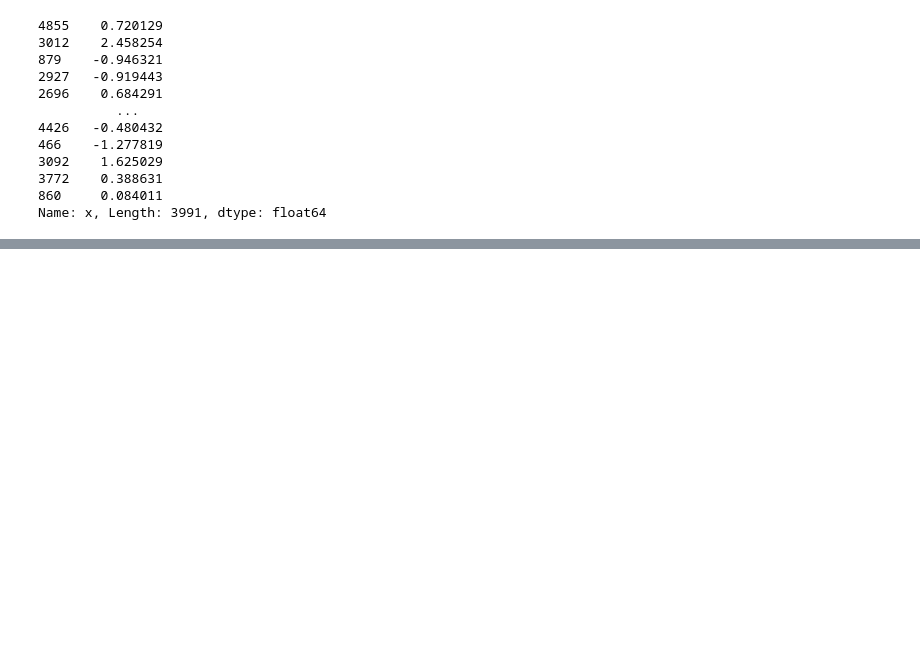
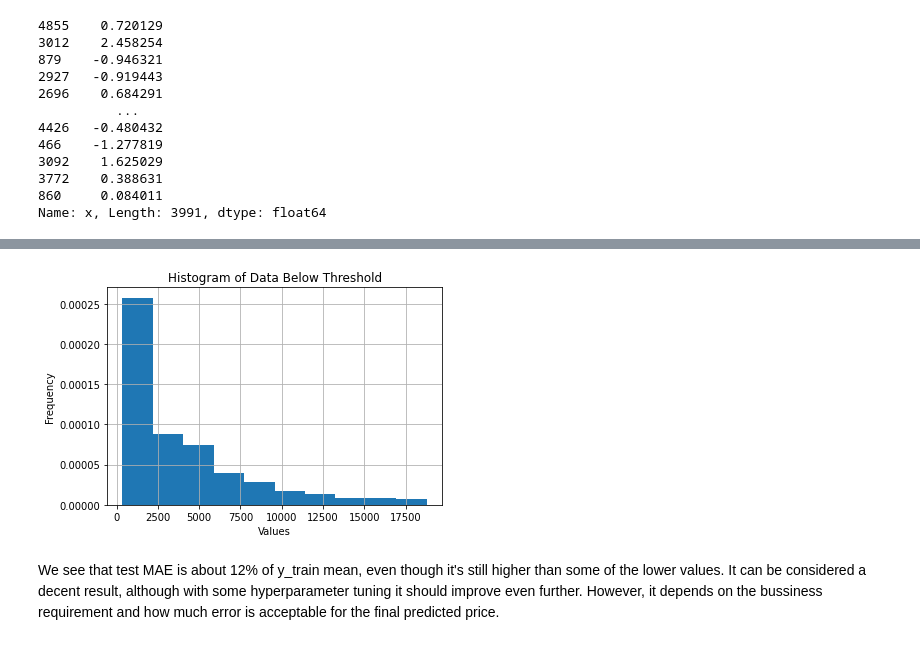
Before and after one commit to juannpmari/xtream-ai-assignment-engineer, a Jupyter notebook: model_dev.ipynb, the cells around one changed output, grey strips where cells are left out. Drawn from its saved outputs; the diff is of its cells as text; code cells hidden in the pictures; blank space fills up the shorter version.

```diff
--- a/model_dev.ipynb
+++ b/model_dev.ipynb
@@ -433,2 +426,13 @@ tree_reg.get_depth()
+# %%
+plt.hist(y_train,density=True)
+plt.title('Histogram of Data Below Threshold')
+plt.xlabel('Values')
+plt.ylabel('Frequency')
+plt.grid(True)
+plt.show()
+# %% [output]
+[figure, added]
+# %% [markdown]
+We see that test MAE is about 12% of y_train mean, even though it's still higher than some of the lower values. It can be considered a decent result, although with some hyperparameter tuning it should improve even further. However, it depends on the bussiness requirement and how much error is acceptable for the final predicted price.
 # %%
 #The clients want to know the price is decided, so let's plot the tree. Only a few levels to keep it interpretable
```
Also changed, not shown: parts of 46 cells of this notebook, 2 other files.
